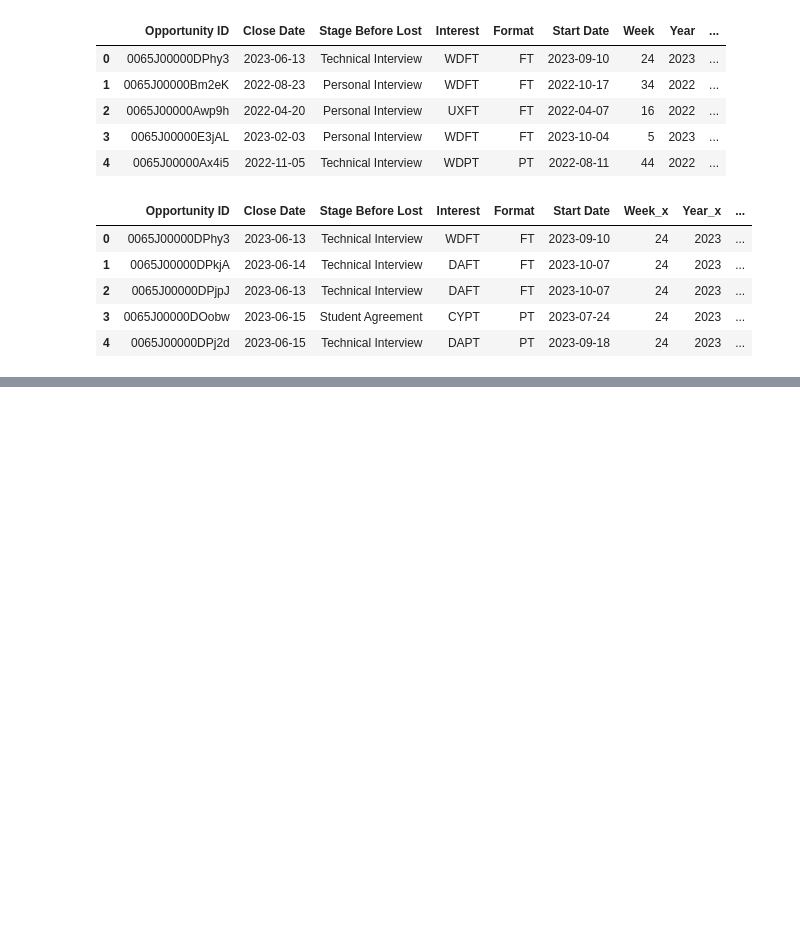
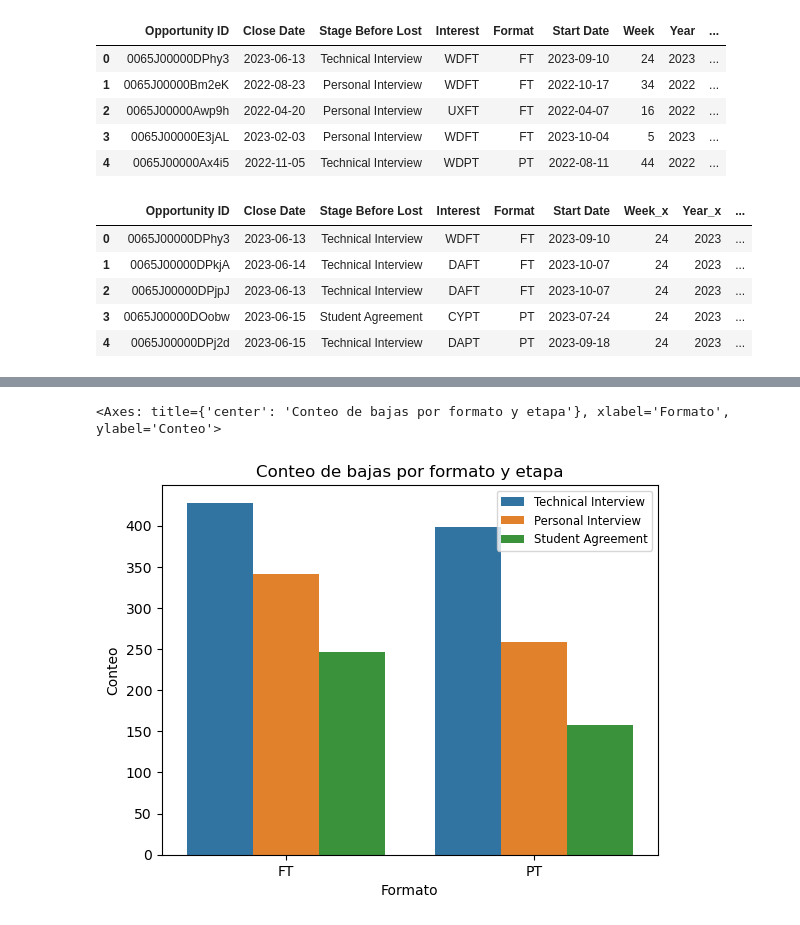
Before and after one commit to veronicamonper/ETL_Project, a Jupyter notebook: notebooks/visualizacion.ipynb, the cells around one changed output, grey strips where cells are left out. Cells and saved outputs as stored; diff of their text form; code cells hidden in the pictures; blank space fills up the shorter version.

```diff
--- a/notebooks/visualizacion.ipynb
+++ b/notebooks/visualizacion.ipynb
@@ -152,0 +211,15 @@ df_merged
+# %%
+figu = sns.countplot(x = "Format", hue = "Stage Before Lost", data = df_merged);
+
+# Personalizar el gráfico
+plt.xlabel('Formato')
+plt.ylabel('Conteo')
+plt.title('Conteo de bajas por formato y etapa')
+plt.legend(fontsize='small')
+
+figu
+
+# En esta gráfica queríamos ver si había diferencia según formato
+# %% [output]
+<Axes: title={'center': 'Conteo de bajas por formato y etapa'}, xlabel='Formato', ylabel='Conteo'>
+[figure, added]
```
Also changed, not shown: parts of 20 cells of this notebook, 1 other file.
